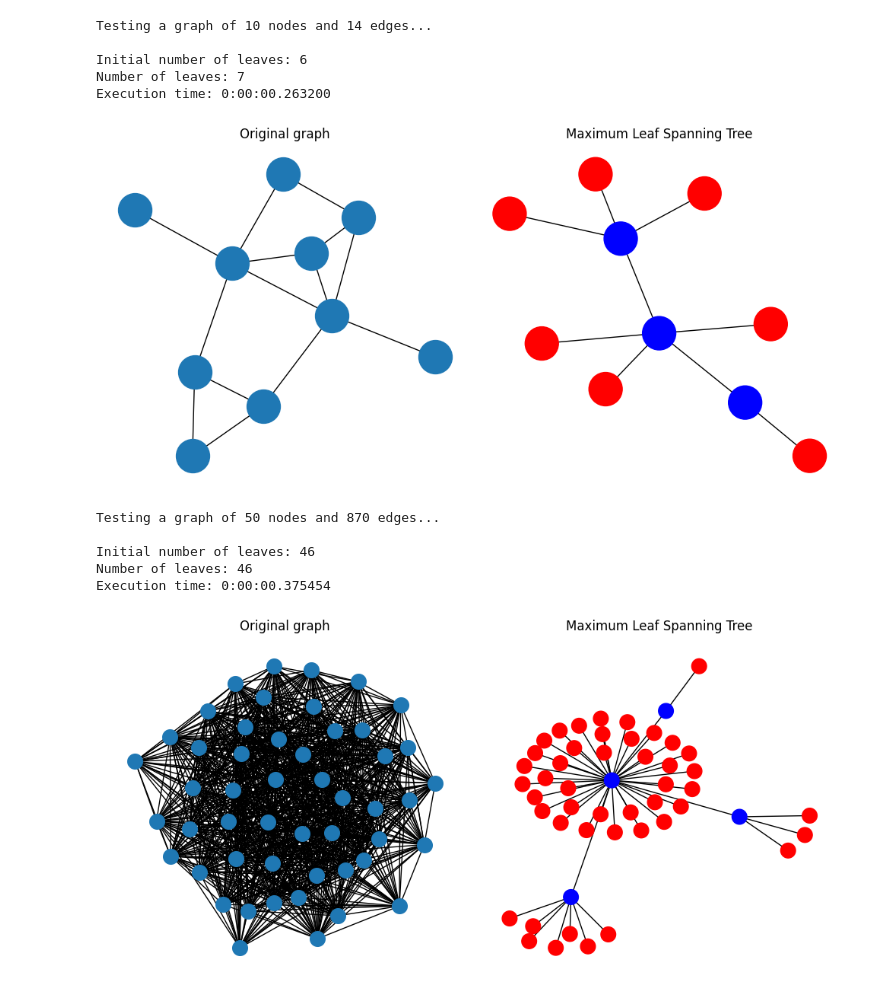
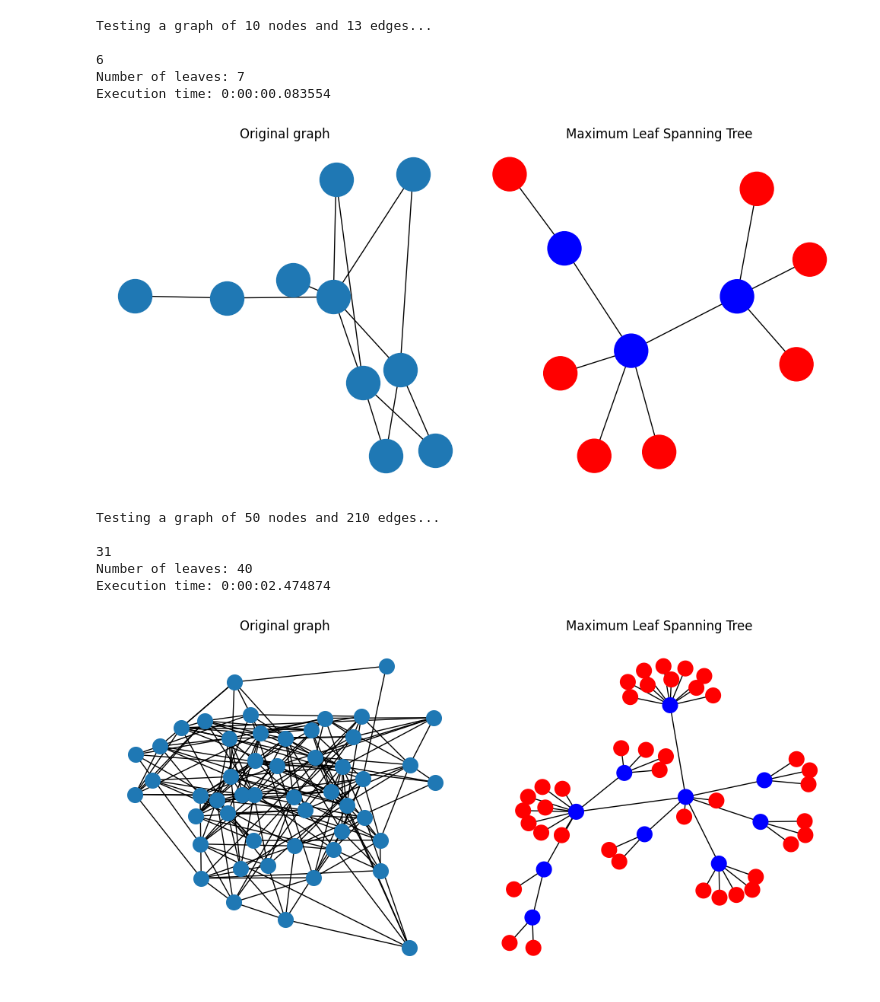
Before and after one commit to strugarveljko/maximum_leaf_spanning_tree, a Jupyter notebook: Genetic Algorithm/tests.ipynb, the cells around one changed output. Drawn from its saved outputs; the diff is of its cells as text; code cells hidden in the pictures.

```diff
--- a/Genetic Algorithm/tests.ipynb
+++ b/Genetic Algorithm/tests.ipynb
@@ -77,17 +29,17 @@ def test_graph(num_of_nodes,
         G = nx.erdos_renyi_graph(num_of_nodes, edge_existence_prob)
 
     print(f"\n\nTesting a graph of {num_of_nodes} nodes and {len(G.edges)} edges...\n")
-
+    mst=nx.minimum_spanning_tree(G)
+    print(sum(1 for node in mst if mst.degree[node] == 1))
     start_time = time.time()
-    initial_fitness, best_solution = ga(G, num_iters, elitism_size, mutation_prob, population_size, tournament_size)
+    best_solution = ga(G, num_iters, elitism_size, mutation_prob, population_size, tournament_size)
     end_time = time.time()
 
-    print("Initial number of leaves:", initial_fitness)
     print("Number of leaves:", best_solution.fitness)
     print(f"Execution time: {timedelta(seconds=end_time-start_time)}")
 
 
-    MLST = Graph()
+    MLST = nx.Graph()
     MLST.add_edges_from(best_solution.edges)
 
     node_colors = []
@@ -108,21 +60,33 @@ def test_graph(num_of_nodes,
     plt.tight_layout()
     plt.show()
 # %%
-test_graph(10, 0.2, 10, 2, 0.1, 10, 10)
+test_graph(num_of_nodes=10,
+               edge_existence_prob = 0.3,
+               num_iters=10,
+               elitism_size=2,
+               mutation_prob=0.1,
+               population_size=30,
+               tournament_size=3)
 # %% [output]
-Testing a graph of 10 nodes and 14 edges...
+Testing a graph of 10 nodes and 13 edges...
 
-Initial number of leaves: 6
+6
 Number of leaves: 7
-Execution time: 0:00:00.263200
+Execution time: 0:00:00.083554
-[figure, old version]
+[figure, new version]
 # %%
-test_graph(50, 0.7, 10, 5, 0.1, 20, 5)
+test_graph(num_of_nodes=50,
+               edge_existence_prob = 0.2,
+               num_iters=100,
+               elitism_size=5,
+               mutation_prob=0.5,
+               population_size=20,
+               tournament_size=5)
 # %% [output]
-Testing a graph of 50 nodes and 870 edges...
+Testing a graph of 50 nodes and 210 edges...
 
-Initial number of leaves: 46
-Number of leaves: 46
-Execution time: 0:00:00.375454
+31
+Number of leaves: 40
+Execution time: 0:00:02.474874
-[figure, old version]
+[figure, new version]
 # %%
```
Also changed, not shown: parts of 9 cells of this notebook, 3 other files.
